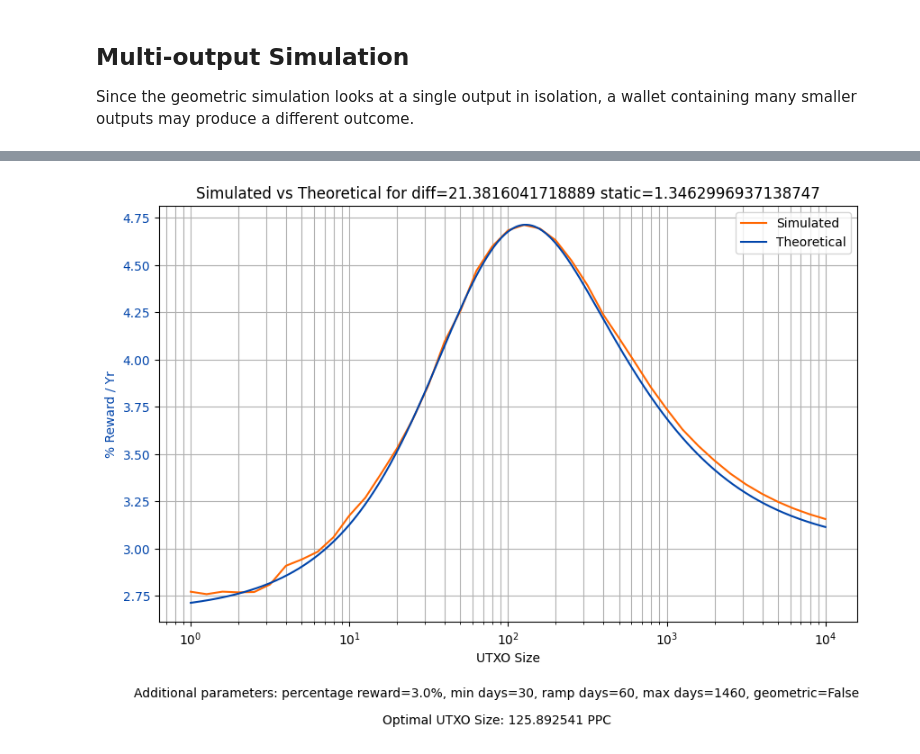
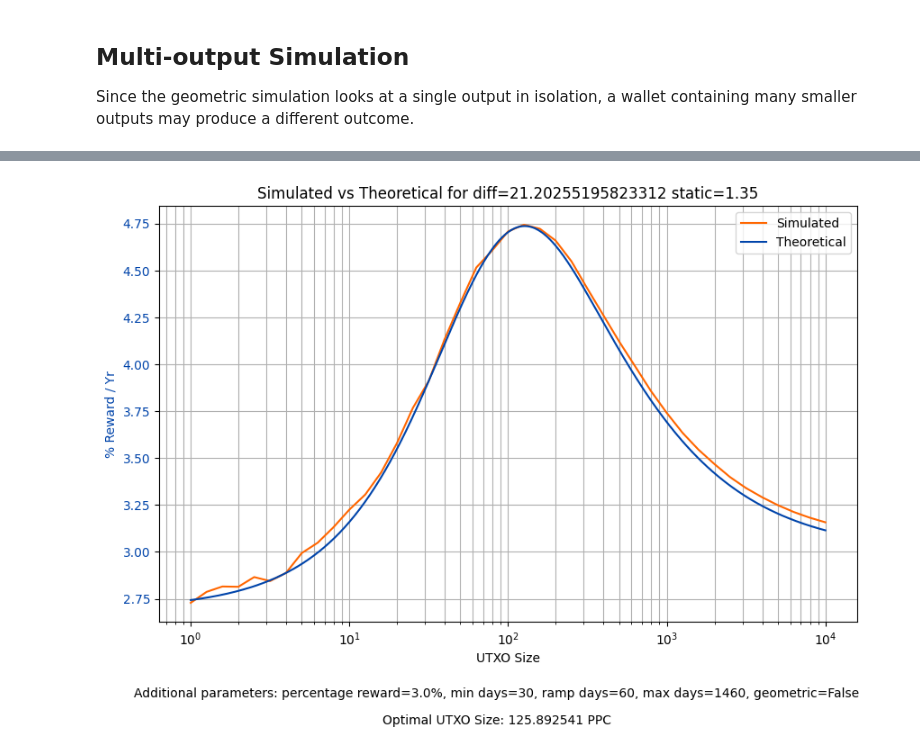
Before and after one commit to Nagalim/OptimumPeercoinUTXO, a Jupyter notebook: OptimumUTXO.ipynb, the cells around one changed output, grey strips where cells are left out. Saved outputs shown, nothing was run; the diff lists cells and outputs as text; code cells hidden in the pictures.

Commit message:
Security Parameter Definitions - Backwards Compatability Edition

```diff
--- a/OptimumUTXO.ipynb
+++ b/OptimumUTXO.ipynb
@@ -134,10 +70,8 @@ Approximate Implied Difficulty = 21.38
 
 Includes the rampup
 # %%
-# Ramp from 0 to 1
-SecurityWeights = (np.arange(RAMP_UP)+0.5)/RAMP_UP
-print(SecurityWeights)
-# Fill out the rest of the weights with the maximum of 1
-MaxWeight = np.ones(MAX_DAYS-RAMP_UP)
-rampWeights = np.append(SecurityWeights,MaxWeight)
-Security_probSecs = rampWeights
+# Max weight is the ramp up or assume a constant half day if no ramp up
+# Offset by 0.5 to assume middle of day
+dayWeights = np.clip(np.arange(MAX_DAYS) + 0.5, 0, maxDayWeight)
+# The definition of the 'security parameter' ensures that the dayWeights are treated consistently
+probSecs = dayWeights / 2**32
@@ -155,10 +78,10 @@ Security_probSecs = rampWeights
 # %%
 def generateDailyProbs(outValue, diff):
 
-    adj = outValue / UNORMSECURE
+    adj = outValue / diff
 
     # Independent probabilities
-    failDayProbs = (1 - Security_probSecs*adj)**SECDAY
+    failDayProbs = (1 - probSecs*adj)**SECDAY
     mintDayProbs = 1 - failDayProbs
 
     # Actual probability of mint on day assuming no mints before
@@ -222,7 +145,7 @@ averageReward(EXAMPLE_SIZE, DIFF, STATIC_REWARD)
 # %%
 sizes = [10**(x/125) for x in range(501)]
 # %%
-rewardForSizes = np.fromiter((averageReward(x, DIFF, STATIC) for x in sizes), dtype=float)
+rewardForSizes = np.fromiter((averageReward(x, DIFF, STATIC_REWARD) for x in sizes), dtype=float)
 # %%
 def addFigText(optimal):
     plt.figtext(0.5, -0.03, f"Additional parameters: percentage reward={RELATIVE_REWARD*100}%, min days={MIN_PROB_DAYS}, ramp days={RAMP_UP}, max days={MAX_DAYS}, geometric={GEOMETRIC}", ha="center", fontsize=10)
@@ -343,9 +354,9 @@ import random, math
 # %%
 def randomDaysToMint(size):
 
-    adj = size * 60 / (DIFF * 2**32)
+    adj = size / DIFF
     daysToMint=MIN_PROB_DAYS+0.5
-    dayProbs = 1 - (1 - Security_probSecs[:RAMP_UP+1]*adj)**SECDAY
+    dayProbs = 1 - (1 - probSecs[:RAMP_UP+1]*adj)**SECDAY
 
     for x in range(RAMP_UP):
         if random.random()<dayProbs[x]:
@@ -356,7 +367,7 @@ def randomDaysToMint(size):
     return days if days < NO_MINT_DAY else NO_MINT_DAY
 
 def calcReward(size, daysToMint):
-    return 0 if daysToMint == NO_MINT_DAY else size*RELATIVE_REWARD*min(365, daysToMint)/DAYYEAR + STATIC
+    return 0 if daysToMint == NO_MINT_DAY else size*RELATIVE_REWARD*min(365, daysToMint)/DAYYEAR + STATIC_REWARD
 
 def multiSim(size, n, sims=50000):
 
@@ -368,7 +379,7 @@ def multiSim(size, n, sims=50000):
 
     mintDayIndices = np.random.choice(MAX_DAYS+1, size=n, p=generateDailyProbs(size, DIFF))
     nextMintDays = np.take(DAYS_WITH_NO_MINT, mintDayIndices)
-    nextMintRewards = np.take(dailyRewards(size, STATIC), mintDayIndices)
+    nextMintRewards = np.take(dailyRewards(size, STATIC_REWARD), mintDayIndices)
     outBalances = np.full(n, size, dtype=float)
 
     for i in range(sims):
@@ -426,19 +437,19 @@ simulatedReward = np.fromiter((simAndPrint(x, int(10000//x)) for x in simSizes),
 10000.0*1
 # %%
 fig, rewardAx = plt.subplots(figsize=(10, 6))
-rewardAx.set_title(f"Simulated vs Theoretical for diff={DIFF} static={STATIC}")
+rewardAx.set_title(f"Simulated vs Theoretical for diff={DIFF} static={STATIC_REWARD}")
 rewardAx.set_xlabel("UTXO Size")
 rewardAx.tick_params(axis ='y', labelcolor=colour)
 rewardAx.set_ylabel("% Reward / Yr", color=colour)
 
 p1, = rewardAx.plot(simSizes, simulatedReward, color="#F60", label="Simulated")
 p2, = rewardAx.plot(sizes, rewardForSizes, color="#04A", label="Theoretical")
 rewardAx.legend(handles=[p1, p2])
 
 addFigText(simSizes[simulatedReward.argmax()])
 
 plt.xscale("log")
 rewardAx.grid(which="both")
 plt.show()
 # %% [output]
-[figure, old version]
+[figure, new version]
```
Also changed, not shown: parts of 39 cells of this notebook.
